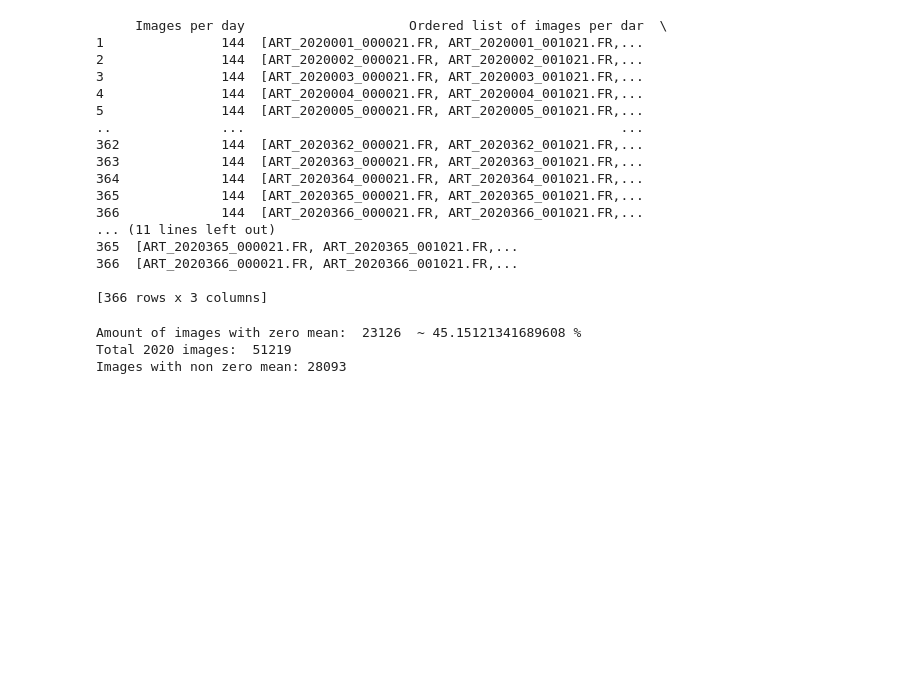
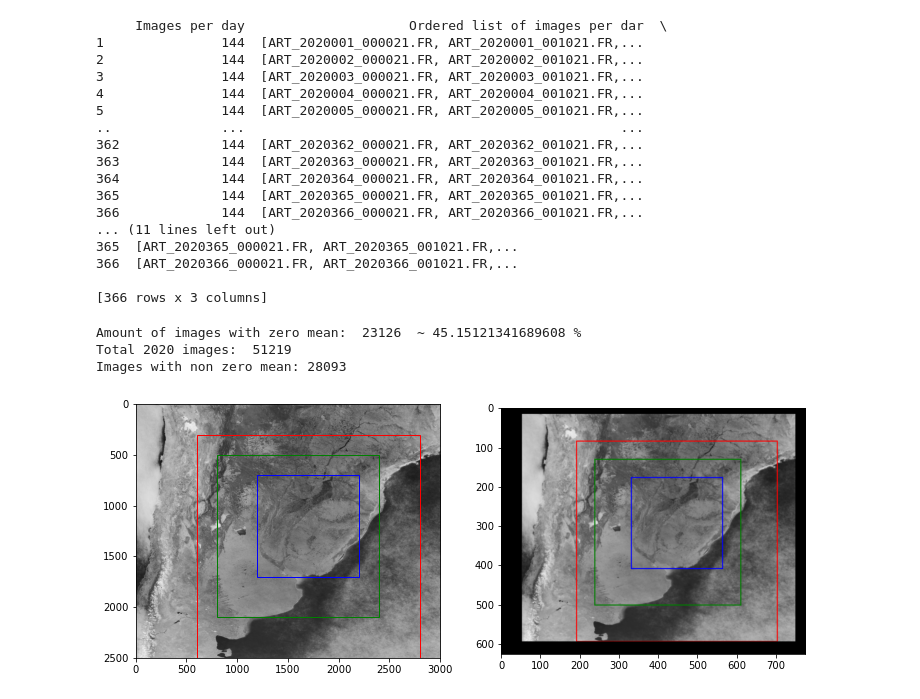
Before and after one commit to francomozo/deepCloud, a Jupyter notebook: nb-data-exp-on-server.ipynb, the cells around one changed output. Saved outputs shown, nothing was run; the diff lists cells and outputs as text; code cells hidden in the pictures; blank space fills up the shorter version.

Commit message:
:cyclone: regions to cropimage

```diff
--- a/nb-data-exp-on-server.ipynb
+++ b/nb-data-exp-on-server.ipynb
@@ -175,17 +178,52 @@ Images with non zero mean: 28093
 # %%
 # I will take one picture of each day to grab one with no clouds to do the regions
 
-dataset_df = pd.read_csv('reports/dataset_2020.csv')
+# dataset_df = pd.read_csv('reports/dataset_2020.csv')
 
-img_90th_lst = []
-for nth_day in  dataset_df['Ordered list of images per dar']:
-    if len(nth_day.split(', ')) >= 91: # horrible, gotta fix this
-        img_90th_lst.append(nth_day.split(', ')[90].replace("'", ""))
+# img_90th_lst = []
+# for nth_day in  dataset_df['Ordered list of images per dar']:
+#     if len(nth_day.split(', ')) >= 91: # horrible, gotta fix this
+#         img_90th_lst.append(nth_day.split(', ')[90].replace("'", ""))
 
-for day_minus_1, img_name in enumerate(img_90th_lst):
-    image = load_img(meta_path='/solar/sat/art-rrr/ART_G010x010RR_C010x010/meta',
-                    img_name=img_name,
-                    mk_folder_path='/solar/sat/art-rrr/ART_G010x010RR_C010x010/C02-MK/2020',
-                    img_folder_path='/solar/sat/art-rrr/ART_G010x010RR_C010x010/C02-FR/2020')
+# for day_minus_1, img_name in enumerate(img_90th_lst):
+#     image = load_img(meta_path='/solar/sat/art-rrr/ART_G010x010RR_C010x010/meta',
+#                     img_name=img_name,
+#                     mk_folder_path='/solar/sat/art-rrr/ART_G010x010RR_C010x010/C02-MK/2020',
+#                     img_folder_path='/solar/sat/art-rrr/ART_G010x010RR_C010x010/C02-FR/2020')
 
-    cv.imwrite('data/images/1_img4_each_day/' + str(img_name.replace(".FR", ".png")), image)
+#     cv.imwrite('data/images/1_img4_each_day/' + str(img_name.replace(".FR", ".png")), image)
+
+bkg = cv.imread('misc/bkg.png')
+
+regions = cv.imread('data/regions.png')
+
+fig, ax = plt.subplots(1, 2)
+
+rect1 = patches.Rectangle((1200, 700), 1000, 1000, linewidth=1, edgecolor='b', facecolor='none') # xy, w, h
+ax[0].add_patch(rect1)
+
+rect2 = patches.Rectangle((800, 500), 1600, 1600, linewidth=1, edgecolor='g', facecolor='none')
+ax[0].add_patch(rect2)
+
+rect2 = patches.Rectangle((600, 300), 2200, 2200, linewidth=1, edgecolor='r', facecolor='none')
+ax[0].add_patch(rect2)
+
+ax[0].imshow(bkg)
+ax[1].imshow(regions)
+plt.show()
+
+# 0 ------- x ------>
+# |   x1         x2
+# |
+# y
+# |
+# |   y1         y2
+
+# region 0 = no recortar
+# region 1 = x=[600:2800], y=[300:2500] Size=2200x2200
+# region 2 = x=[800:2400], y=[500:2100] Size=1600x1600
+# region 3 = x=[1200:2200], y=[700:1700] Size=1000x1000
+
+# With np arrays vs cv images the axes change, but the origin stays the same so i have to change x and y
+# %% [output]
+[figure, added]
```
Also changed, not shown: parts of 2 cells of this notebook, 3 other files.
